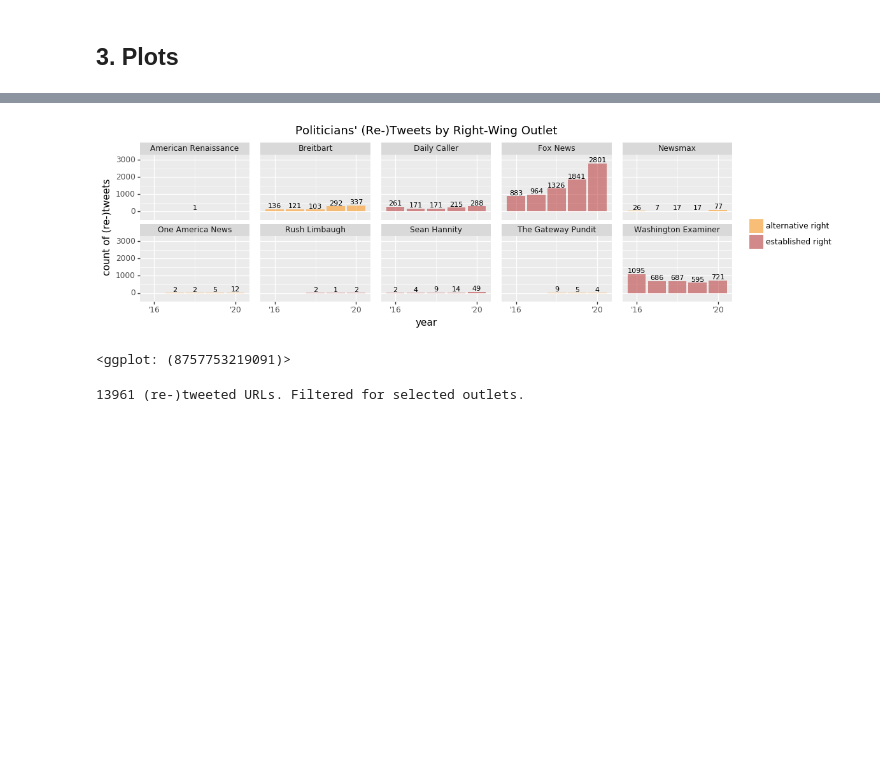
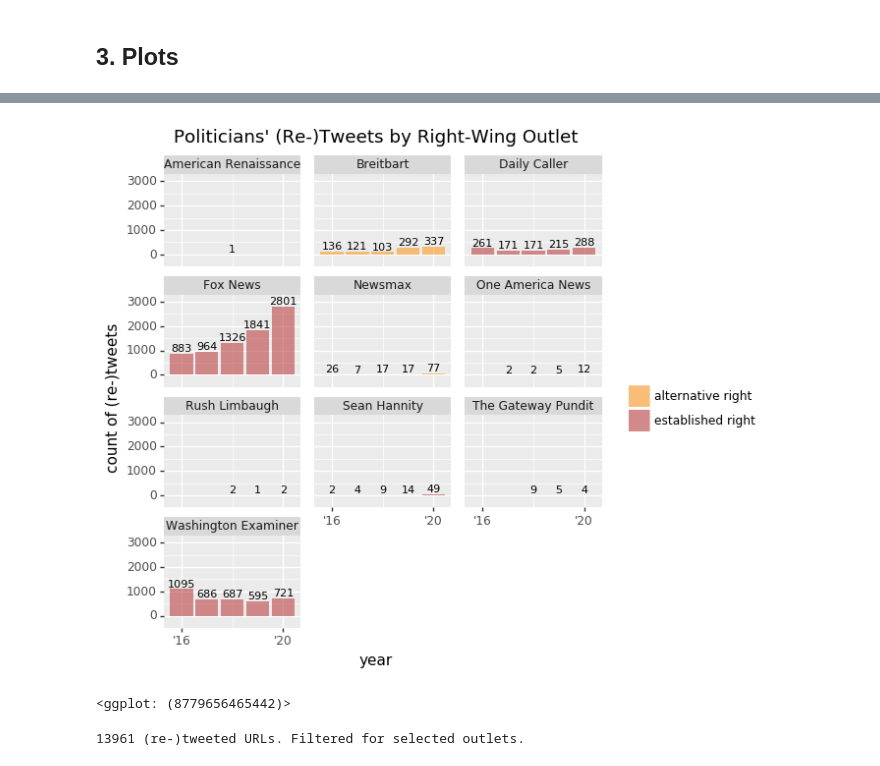
Before and after one commit to wlmwng/us-right-media, a Jupyter notebook: usrightmedia/code/09-analysis/02-direct-shared-domains.ipynb, the cells around one changed output, grey strips where cells are left out. Saved outputs shown, nothing was run; the diff lists cells and outputs as text; code cells hidden in the pictures; blank space fills up the shorter version.

```diff
--- a/usrightmedia/code/09-analysis/02-direct-shared-domains.ipynb
+++ b/usrightmedia/code/09-analysis/02-direct-shared-domains.ipynb
@@ -360,33 +386,33 @@ save_image(plt_outlet, "outlets_shared_by_year_direct", height=15, width=15, uni
 # %%
 plt_outlet_right = (p9.ggplot(
                     data=df_urls.loc[df_urls["ideo_category"]=="right"],
                     mapping=p9.aes(x='created_at_year'))
                  + p9.geom_bar(p9.aes(fill='ideo_subcategory'), stat='count', alpha = 0.5)
                  + p9.scale_fill_manual(values=['darkorange', 'firebrick'])
                  + p9.geom_text(
                      p9.aes(label=p9.after_stat('count')),
                      stat='count',
                      va='bottom',
                      size=8
                  )
                  + p9.scale_y_continuous(expand=(0,500)) # to prevent Fox label from getting cutoff
                  + p9.scale_x_datetime(labels=date_format("'%y"), date_breaks='4 years')
-                 + p9.facet_wrap('outlet', labeller='label_value', ncol=5)
-                 + p9.theme(figure_size=(12, 3),
+                 + p9.facet_wrap('outlet', labeller='label_value', ncol=3)
+                 + p9.theme(figure_size=(5.75, 6.0),
                          subplots_adjust={'wspace': 0.10,
-                                          'hspace': 0.25
+                                          'hspace': 0.30
                                          }
                         )
                  + p9.labs(title="Politicians' (Re-)Tweets by Right-Wing Outlet",
                         fill='',
                         x='year',
                         y='count of (re-)tweets')
                 )
 
 display(plt_outlet_right)
 # %% [output]
-[figure, old version]
+[figure, new version]
-<ggplot: (8757753219091)>
+<ggplot: (8779656465442)>
 # %%
 print(f"{len(df_urls.loc[df_urls['ideo_category']=='right'])} (re-)tweeted URLs. Filtered for selected outlets.")
 # %% [output]
```
Also changed, not shown: parts of 12 cells of this notebook, 11 other files.
